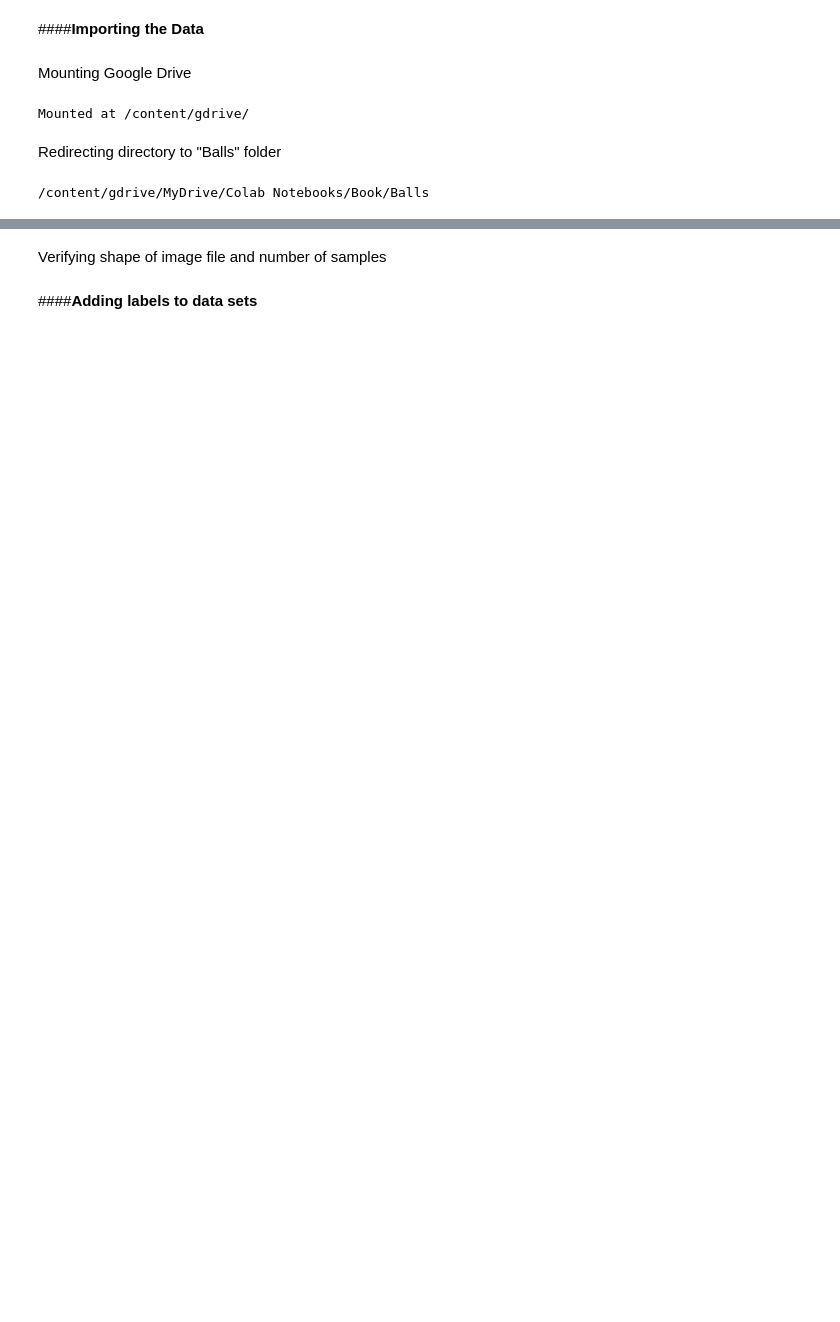
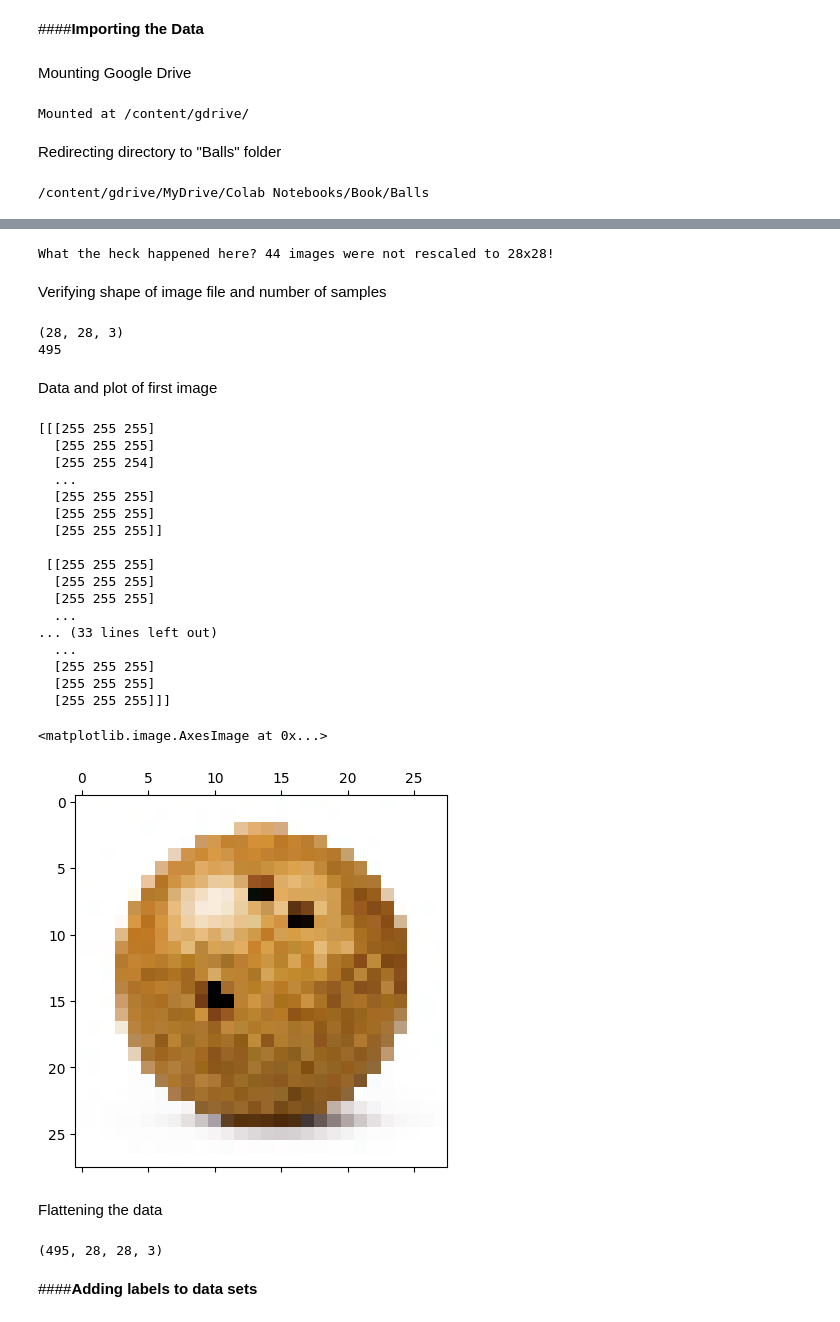
Before and after one commit to Jehmary/Machine-Learning-Basics, a Jupyter notebook: PCT04.ipynb, the cells around one changed output, grey strips where cells are left out. Cells and saved outputs as stored; diff of their text form; code cells hidden in the pictures; blank space fills up the shorter version.

```diff
--- a/PCT04.ipynb
+++ b/PCT04.ipynb
@@ -41,0 +44,4 @@ ls
+# %%
+unshuffled_data = pd.DataFrame.from_dict(os.listdir())
+shuffled_data   = unshuffled_data.sample(frac=1, random_state=1).reset_index()
+data            = pd.DataFrame(shuffled_data)[0].values.tolist()
@@ -44,15 +54,55 @@ Reading image files
-# %%
-list_files = []
-for file in os.listdir():
-  image = cv.imread(file)
-  list_files.append(image)
+# %%
+m = 0
+list_files = []
+for file in data:
+  image = cv.imread(file)
+  if image.shape == (28,28,3):
+    list_files.append(image)
+  else:
+    m += 1
+print('What the heck happened here? ' + str(m) + ' images were not rescaled to 28x28!')
+# %% [output]
+What the heck happened here? 44 images were not rescaled to 28x28!
 # %% [markdown]
 Verifying shape of image file and number of samples
 # %%
 print(list_files[0].shape)
 print(len(list_files))
+# %% [output]
+(28, 28, 3)
+495
+# %% [markdown]
+Data and plot of first image
 # %%
 print(list_files[0])
+plt.matshow(list_files[0])
+# %% [output]
+[[[255 255 255]
+  [255 255 255]
+  [255 255 254]
+  ...
+  [255 255 255]
+  [255 255 255]
+  [255 255 255]]
+
+ [[255 255 255]
+  [255 255 255]
+  [255 255 255]
+  ...
+... (33 lines left out)
+  ...
+  [255 255 255]
+  [255 255 255]
+  [255 255 255]]]
+<matplotlib.image.AxesImage at 0x...>
+[figure, added]
+# %% [markdown]
+Flattening the data
+# %%
+flat_files = np.stack((list_files[i] for i in range(len(list_files))))
+print(flat_files.shape)
+# %% [output]
+(495, 28, 28, 3)
 # %% [markdown]
 ####**Adding labels to data sets**
 # %%
```
Also changed, not shown: parts of 48 cells of this notebook.
